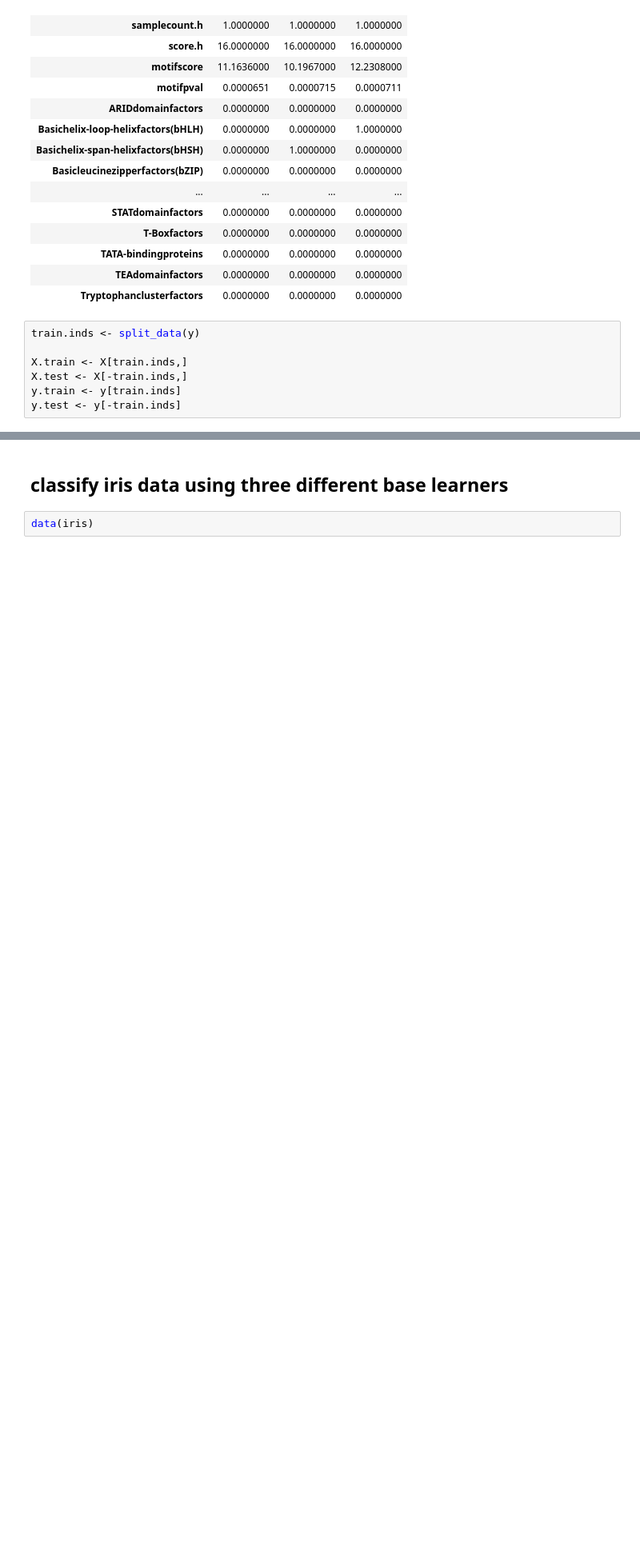
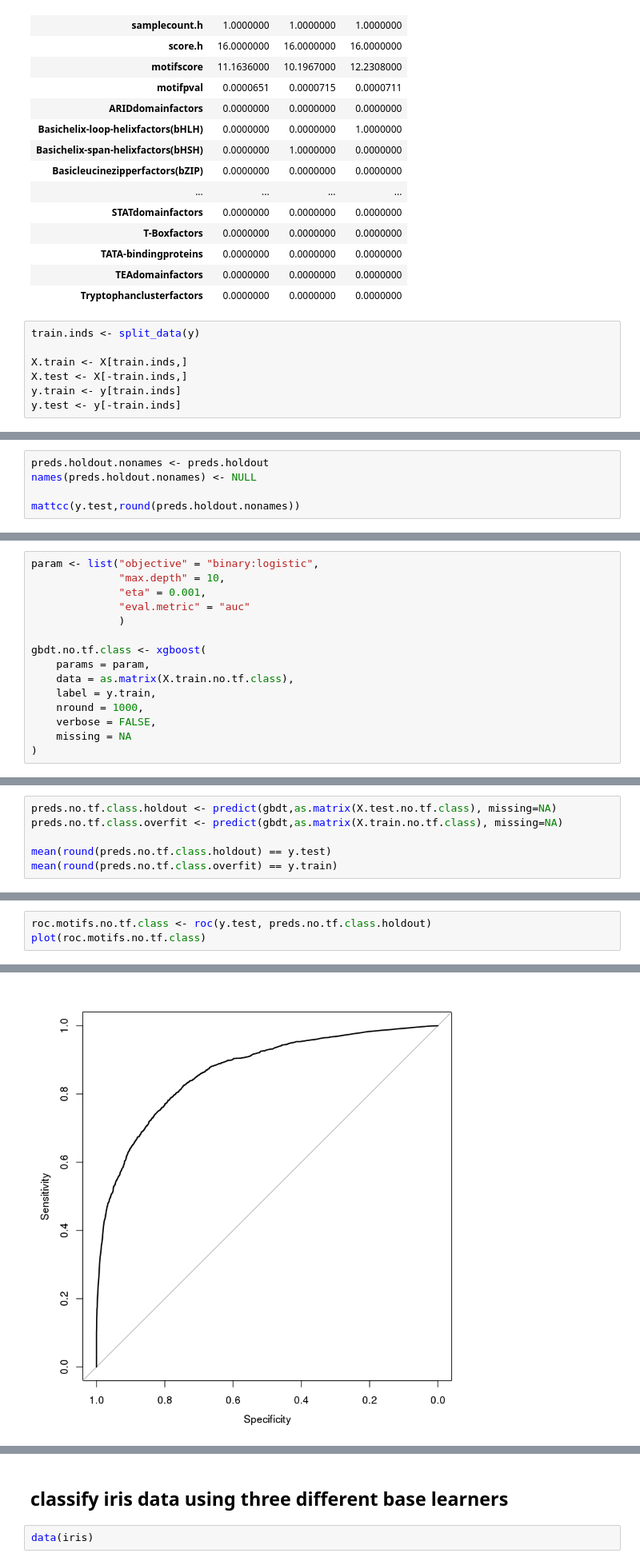
Before and after one commit to donovanr/shared_jupyter_notebooks, a Jupyter notebook: footprinting_ensemble_classifier_firstpass.ipynb, the cells around one changed output, grey strips where cells are left out. Shown at 80% size. Drawn from its saved outputs; the diff is of its cells as text; blank space fills up the shorter version.

```diff
--- a/footprinting_ensemble_classifier_firstpass.ipynb
+++ b/footprinting_ensemble_classifier_firstpass.ipynb
@@ -387,0 +363,5 @@ mean(ft$csscore > 0)
+# %%
+preds.holdout.nonames <- preds.holdout
+names(preds.holdout.nonames) <- NULL
+
+mattcc(y.test,round(preds.holdout.nonames))
@@ -387,0 +384,15 @@ mean(ft$csscore > 0)
+# %%
+param <- list("objective" = "binary:logistic",
+              "max.depth" = 10,
+              "eta" = 0.001,
+              "eval.metric" = "auc"
+              )
+
+gbdt.no.tf.class <- xgboost(
+    params = param,
+    data = as.matrix(X.train.no.tf.class),
+    label = y.train,
+    nround = 1000,
+    verbose = FALSE,
+    missing = NA
+)
@@ -387,0 +417,6 @@ mean(ft$csscore > 0)
+# %%
+preds.no.tf.class.holdout <- predict(gbdt,as.matrix(X.test.no.tf.class), missing=NA)
+preds.no.tf.class.overfit <- predict(gbdt,as.matrix(X.train.no.tf.class), missing=NA)
+
+mean(round(preds.no.tf.class.holdout) == y.test)
+mean(round(preds.no.tf.class.overfit) == y.train)
@@ -387,0 +426,4 @@ mean(ft$csscore > 0)
+# %%
+roc.motifs.no.tf.class <- roc(y.test, preds.no.tf.class.holdout)
+plot(roc.motifs.no.tf.class)
+# %% [output]
@@ -387,0 +435 @@ mean(ft$csscore > 0)
+[figure, added]
```
Also changed, not shown: parts of 56 cells of this notebook.
